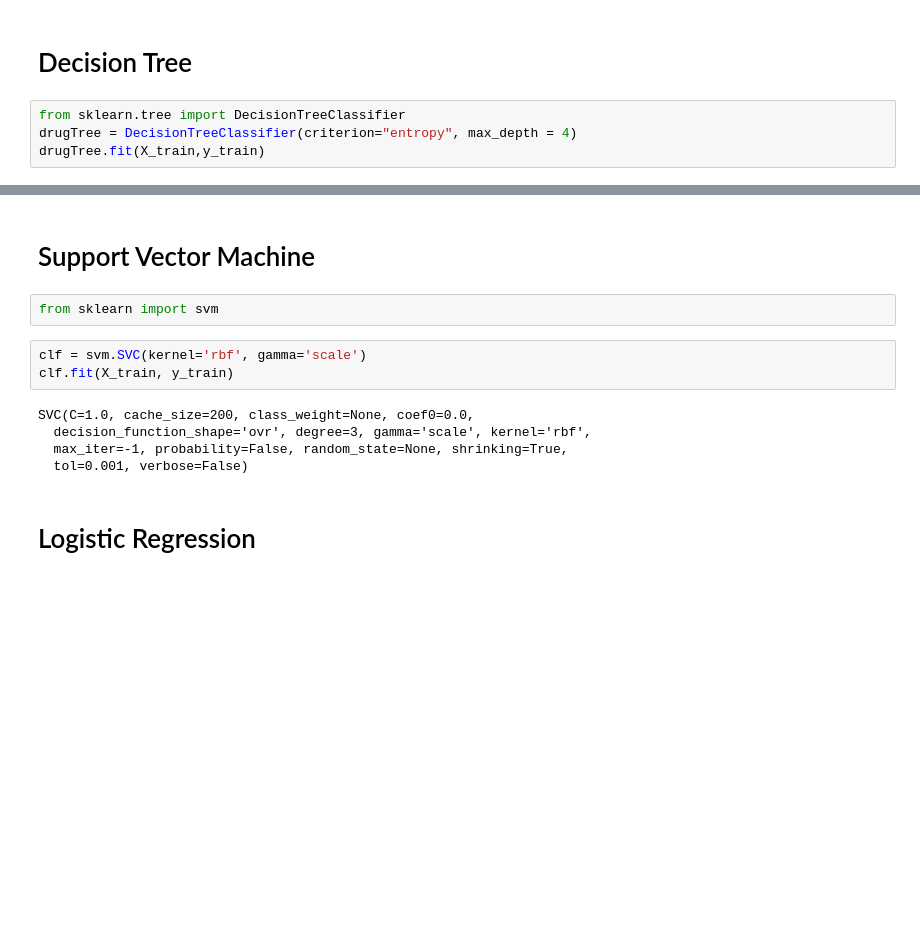
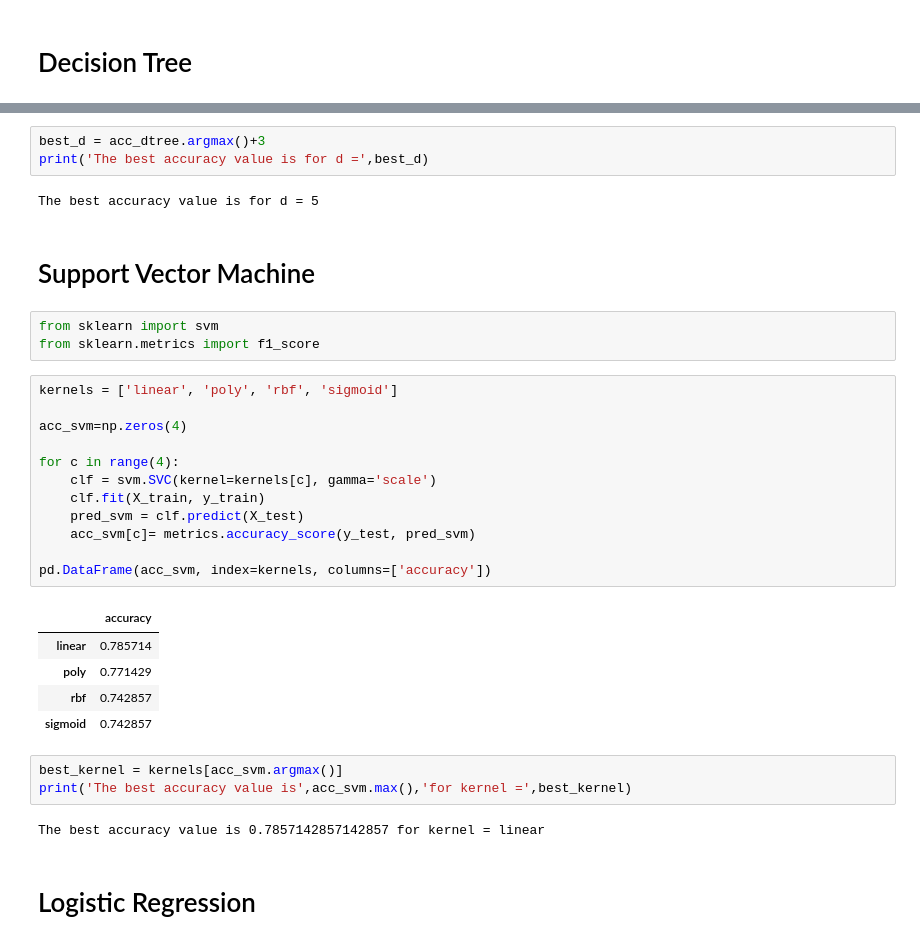
Before and after one commit to NiccoloFalciani/coursera-IBM-course-Assignment-8, a Jupyter notebook: Final Assignment .ipynb, the cells around one changed output, grey strips where cells are left out. Cells and saved outputs as stored; diff of their text form; blank space fills up the shorter version.

```diff
--- a/Final Assignment .ipynb
+++ b/Final Assignment .ipynb
@@ -324,7 +324,3 @@ We get the best accuracy value for k = 7 .
 In this case the accuracy value is  0.7857142857142857 .
 # %% [markdown]
 # Decision Tree
-# %%
-from sklearn.tree import DecisionTreeClassifier
-drugTree = DecisionTreeClassifier(criterion="entropy", max_depth = 4)
-drugTree.fit(X_train,y_train)
@@ -338,15 +344,36 @@ DecisionTreeClassifier(class_weight=None, criterion='entropy', max_depth=4,
+# %%
+best_d = acc_dtree.argmax()+3
+print('The best accuracy value is for d =',best_d)
+# %% [output]
+The best accuracy value is for d = 5
 # %% [markdown]
 # Support Vector Machine
 # %%
 from sklearn import svm
+from sklearn.metrics import f1_score
-# %%
-clf = svm.SVC(kernel='rbf', gamma='scale')
-clf.fit(X_train, y_train)
-# %% [output]
-SVC(C=1.0, cache_size=200, class_weight=None, coef0=0.0,
-  decision_function_shape='ovr', degree=3, gamma='scale', kernel='rbf',
-  max_iter=-1, probability=False, random_state=None, shrinking=True,
-  tol=0.001, verbose=False)
+# %%
+kernels = ['linear', 'poly', 'rbf', 'sigmoid']
+
+acc_svm=np.zeros(4)
+
+for c in range(4):
+    clf = svm.SVC(kernel=kernels[c], gamma='scale')
+    clf.fit(X_train, y_train)
+    pred_svm = clf.predict(X_test)
+    acc_svm[c]= metrics.accuracy_score(y_test, pred_svm)
+
+pd.DataFrame(acc_svm, index=kernels, columns=['accuracy'])
+# %% [output]
+|  | accuracy |
+| linear | 0.785714 |
+| poly | 0.771429 |
+| rbf | 0.742857 |
+| sigmoid | 0.742857 |
+# %%
+best_kernel = kernels[acc_svm.argmax()]
+print('The best accuracy value is',acc_svm.max(),'for kernel =',best_kernel)
+# %% [output]
+The best accuracy value is 0.7857142857142857 for kernel = linear
 # %% [markdown]
 # Logistic Regression
 # %%
```
Also changed, not shown: parts of 12 cells of this notebook.
